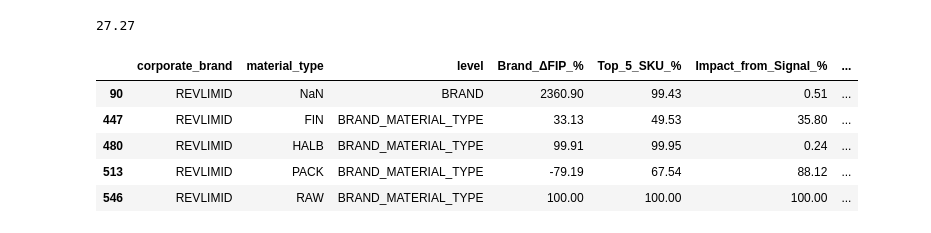
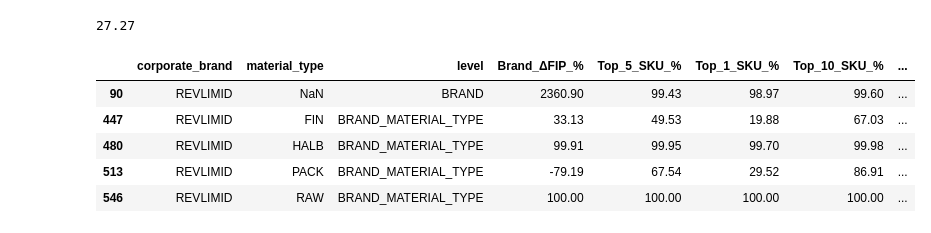
Before and after one commit to yogeshpedi/FIP_RCA, a Jupyter notebook: notebooks/FIP_RCA_BrandLevelAgg.ipynb, the cells around one changed output. Saved outputs shown, nothing was run; the diff lists cells and outputs as text; code cells hidden in the pictures.

```diff
--- a/notebooks/FIP_RCA_BrandLevelAgg.ipynb
+++ b/notebooks/FIP_RCA_BrandLevelAgg.ipynb
@@ -1463,9 +1470,9 @@ brand_mt_df["Driver_Conflict_%"] = (
 
 brand_mt_df["Structural_Shift_Index"] = np.where(
     brand_mt_df["Signal_SKUs"] > 0,
-    brand_mt_df["Structural_CP_Count"] / brand_mt_df["Signal_SKUs"],
+    (brand_mt_df["Structural_CP_Count"] / brand_mt_df["Signal_SKUs"]) * 100,
     np.nan
-)
+).round(2)
 
 # MaterialType metric
 brand_mt_df["MaterialType_Impact_%"] = (
@@ -1474,6 +1481,8 @@ brand_mt_df["MaterialType_Impact_%"] = (
 )
 # %%
 brand_mt_df["Top_5_SKU_%"] = np.nan
+brand_mt_df["Top_1_SKU_%"] = np.nan
+brand_mt_df["Top_10_SKU_%"] = np.nan
 brand_mt_df["Plant_Concentration_%"] = np.nan
 
 brand_mt_df["Actionability_Index"] = np.nan
@@ -1688,7 +1810,9 @@ final_agg_df = final_agg_df[
         "Net_vs_Abs_Ratio",
         "Signal_SKU_%",
         "Impact_from_Signal_%",
+        "Top_1_SKU_%",
         "Top_5_SKU_%",
+        "Top_10_SKU_%",
         "Plant_Concentration_%",
         "Qty_Impact_%",
         "Cost_Impact_%",
@@ -1708,12 +1832,13 @@ percent_cols = [
     "Net_vs_Abs_Ratio",
     "Signal_SKU_%",
     "Impact_from_Signal_%",
+    "Top_1_SKU_%",
     "Top_5_SKU_%",
+    "Top_10_SKU_%",
     "Plant_Concentration_%",
     "Qty_Impact_%",
     "Cost_Impact_%",
     "Driver_Conflict_%",
-    "Structural_Shift_Index",
     "MaterialType_Impact_%",
     "Actionability_Index",
     "Ownership_Clarity_Index",
@@ -1725,6 +1850,7 @@ numeric_round_only_cols = [
     "Brand_MT_Abs_Impact",
     "Weighted_Dominance",
     "Avg_Persistence",
+    "Structural_Shift_Index"
 ]
 
 final_agg_df[percent_cols] = (
@@ -1770,22 +1897,25 @@ final_agg_df['Structural_Shift_Index'].max()
 # %%
 final_agg_df.loc[
     (final_agg_df["corporate_brand"] == "REVLIMID") &
     (final_agg_df["snapshot_date"] == "2025-12-12"),
     [
         "corporate_brand",
         "material_type",
         "level",
         "Brand_ΔFIP_%",
         "Top_5_SKU_%",
+        "Top_1_SKU_%",
+        "Top_10_SKU_%",
         "Impact_from_Signal_%",
         "Explainability_Score",
-        "Plant_Concentration_%"
+        "Plant_Concentration_%",
+        "Structural_Shift_Index"
     ]
 ]
 # %% [output]
-|  | corporate_brand | material_type | level | Brand_ΔFIP_% | Top_5_SKU_% | Impact_from_Signal_% | ... |
-| 90 | REVLIMID | NaN | BRAND | 2360.90 | 99.43 | 0.51 | ... |
-| 447 | REVLIMID | FIN | BRAND_MATERIAL_TYPE | 33.13 | 49.53 | 35.80 | ... |
-| 480 | REVLIMID | HALB | BRAND_MATERIAL_TYPE | 99.91 | 99.95 | 0.24 | ... |
-| 513 | REVLIMID | PACK | BRAND_MATERIAL_TYPE | -79.19 | 67.54 | 88.12 | ... |
-| 546 | REVLIMID | RAW | BRAND_MATERIAL_TYPE | 100.00 | 100.00 | 100.00 | ... |
+|  | corporate_brand | material_type | level | Brand_ΔFIP_% | Top_5_SKU_% | Top_1_SKU_% | Top_10_SKU_% | ... |
+| 90 | REVLIMID | NaN | BRAND | 2360.90 | 99.43 | 98.97 | 99.60 | ... |
+| 447 | REVLIMID | FIN | BRAND_MATERIAL_TYPE | 33.13 | 49.53 | 19.88 | 67.03 | ... |
+| 480 | REVLIMID | HALB | BRAND_MATERIAL_TYPE | 99.91 | 99.95 | 99.70 | 99.98 | ... |
+| 513 | REVLIMID | PACK | BRAND_MATERIAL_TYPE | -79.19 | 67.54 | 29.52 | 86.91 | ... |
+| 546 | REVLIMID | RAW | BRAND_MATERIAL_TYPE | 100.00 | 100.00 | 100.00 | 100.00 | ... |
```
Also changed, not shown: parts of 11 cells of this notebook, 1 other file.
